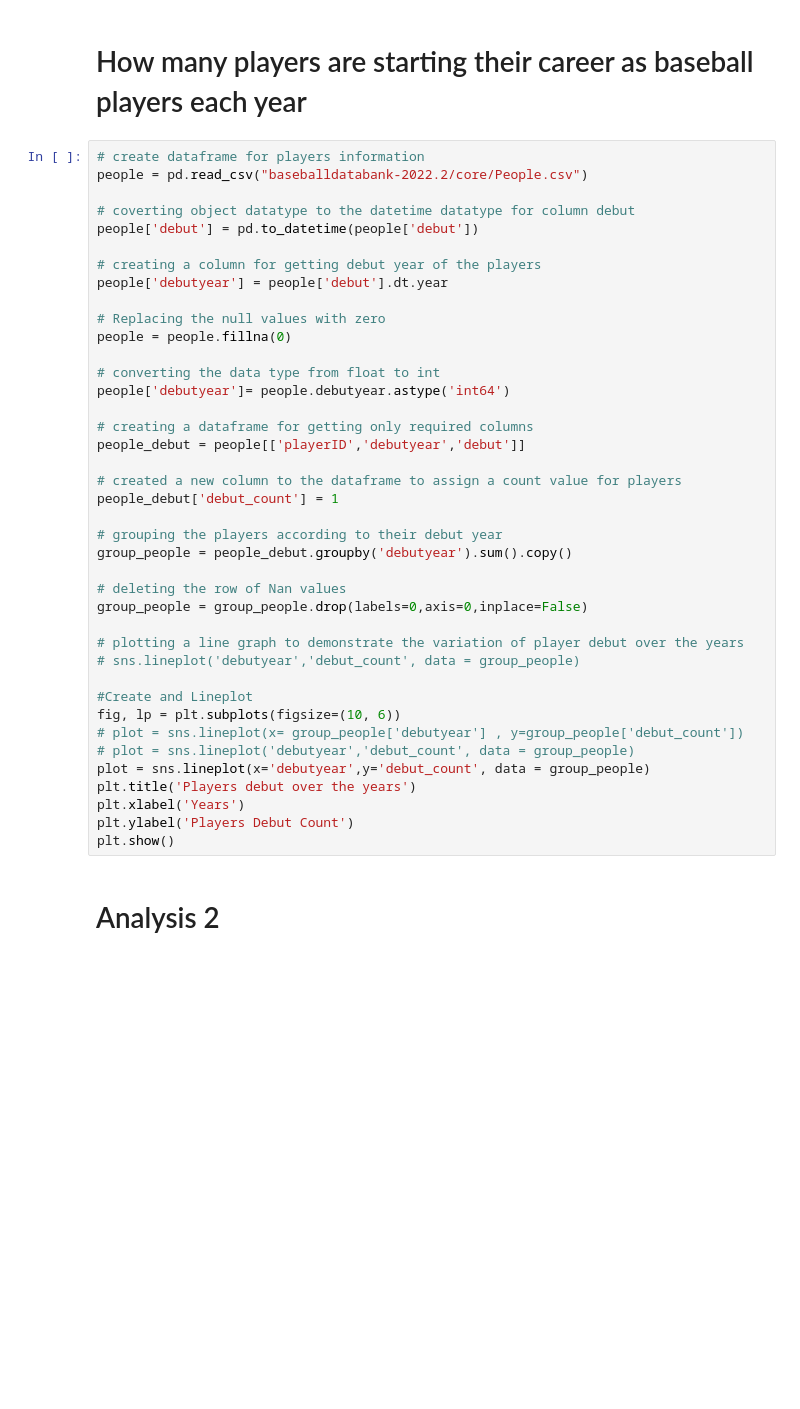
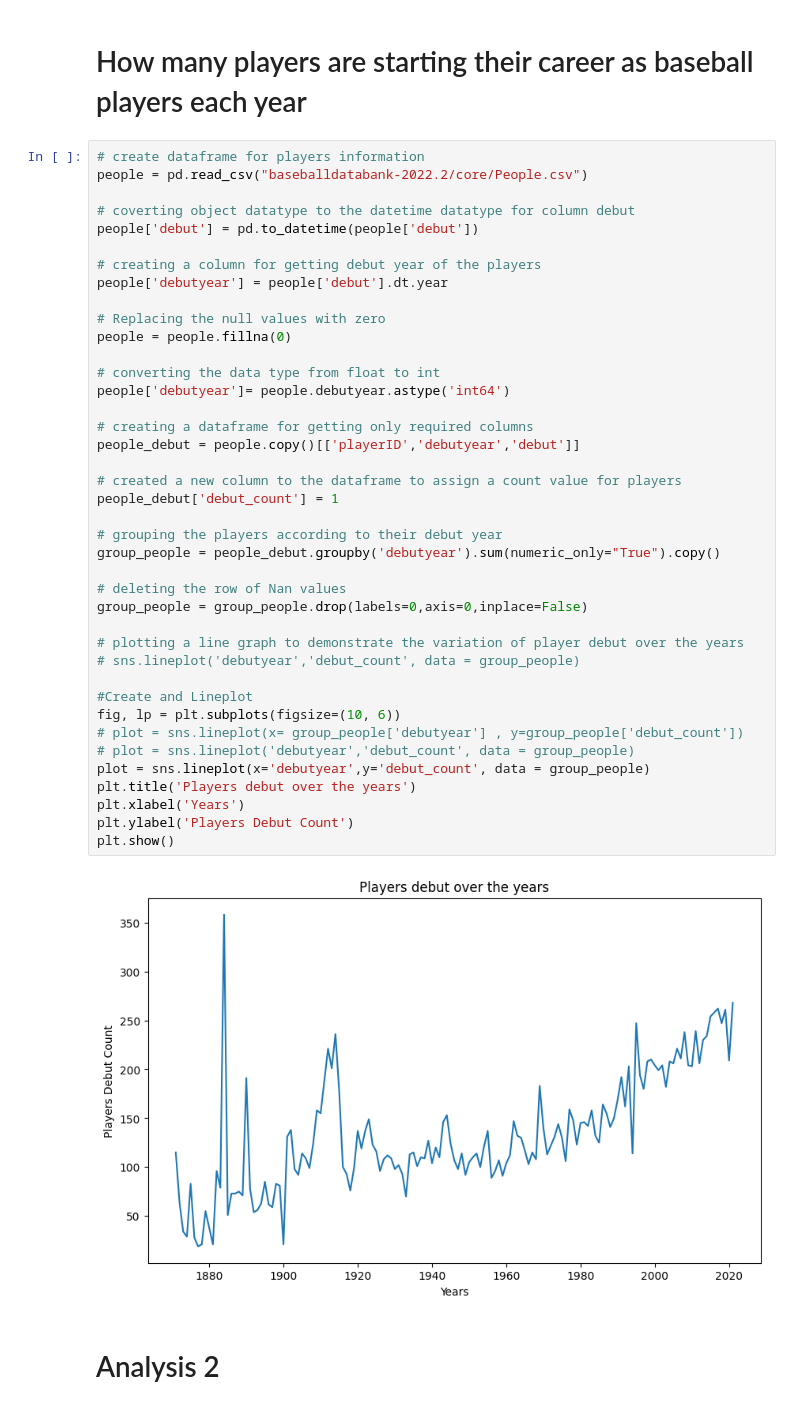
Before and after one commit to ReaganHoopes/cs5830_project1, a Jupyter notebook: project1.ipynb, the cells around one changed output. Drawn from its saved outputs; the diff is of its cells as text; blank space fills up the shorter version.

```diff
--- a/project1.ipynb
+++ b/project1.ipynb
@@ -27,35 +27,37 @@ people['debut'] = pd.to_datetime(people['debut'])
 people['debutyear'] = people['debut'].dt.year
 
 # Replacing the null values with zero
 people = people.fillna(0)
 
 # converting the data type from float to int
 people['debutyear']= people.debutyear.astype('int64')
 
 # creating a dataframe for getting only required columns
-people_debut = people[['playerID','debutyear','debut']]
+people_debut = people.copy()[['playerID','debutyear','debut']]
 
 # created a new column to the dataframe to assign a count value for players
 people_debut['debut_count'] = 1
 
 # grouping the players according to their debut year
-group_people = people_debut.groupby('debutyear').sum().copy()
+group_people = people_debut.groupby('debutyear').sum(numeric_only="True").copy()
 
 # deleting the row of Nan values
 group_people = group_people.drop(labels=0,axis=0,inplace=False)
 
 # plotting a line graph to demonstrate the variation of player debut over the years
 # sns.lineplot('debutyear','debut_count', data = group_people)
 
 #Create and Lineplot
 fig, lp = plt.subplots(figsize=(10, 6))
 # plot = sns.lineplot(x= group_people['debutyear'] , y=group_people['debut_count'])
 # plot = sns.lineplot('debutyear','debut_count', data = group_people)
 plot = sns.lineplot(x='debutyear',y='debut_count', data = group_people)
 plt.title('Players debut over the years')
 plt.xlabel('Years')
 plt.ylabel('Players Debut Count')
 plt.show()
+# %% [output]
+[figure, added]
 # %% [markdown]
 # Analysis 2
 # %% [markdown]
```
Also changed, not shown: parts of 9 cells of this notebook.
